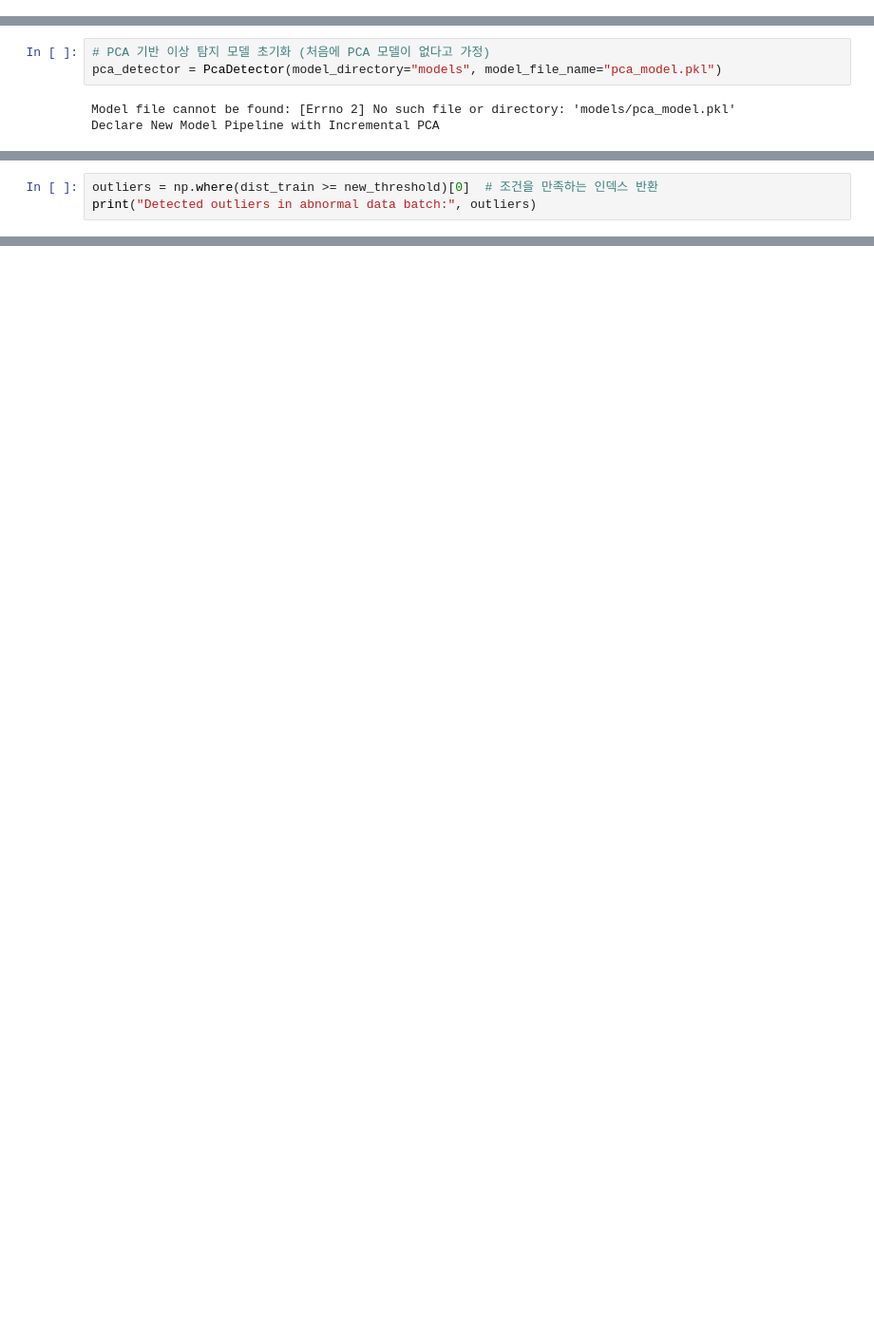
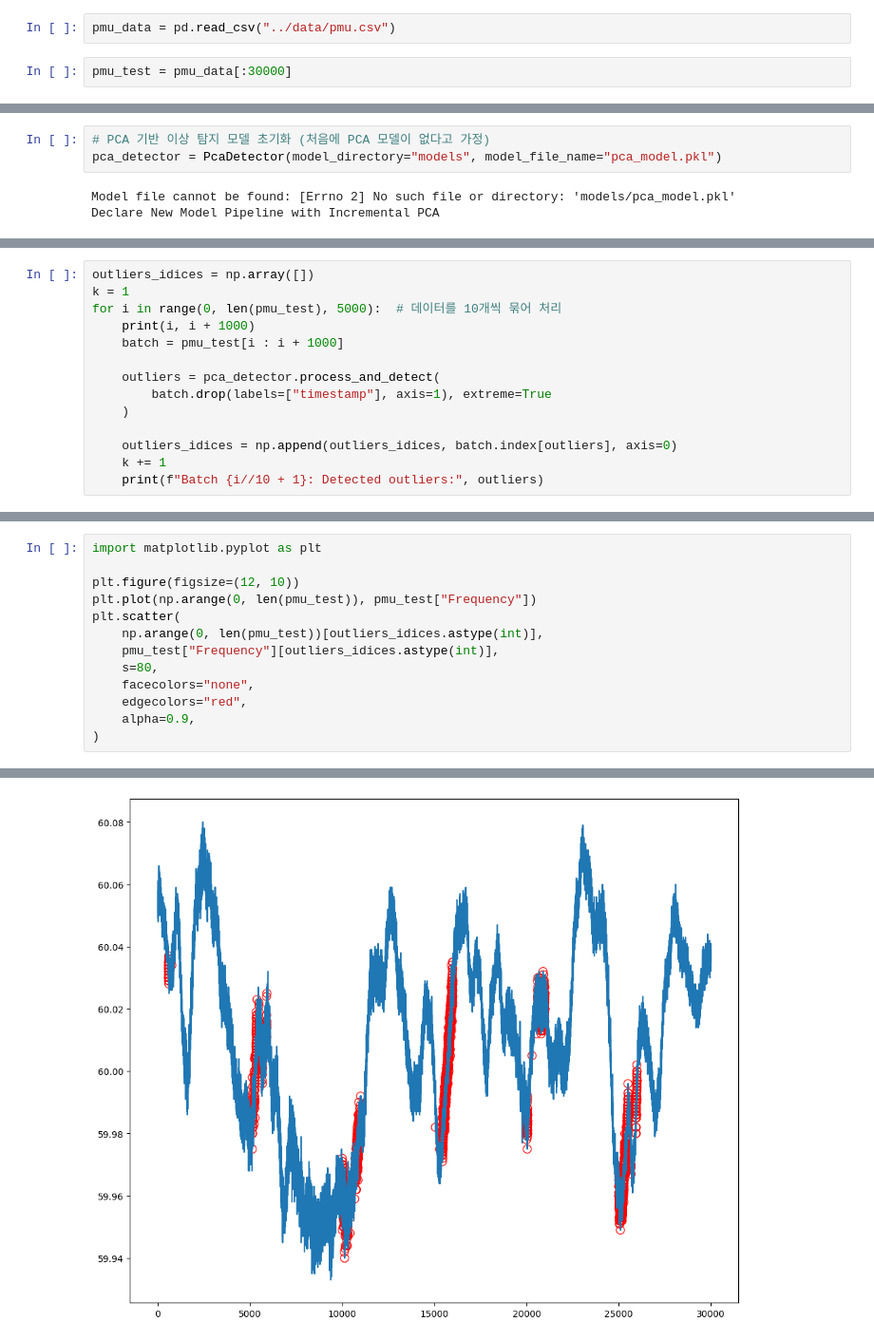
Before and after one commit to Rakdol/PMU-detection, a Jupyter notebook: notebooks/pca-test.ipynb, the cells around one changed output, grey strips where cells are left out. Shown at 95% size. Drawn from its saved outputs; the diff is of its cells as text; blank space fills up the shorter version.

```diff
--- a/notebooks/pca-test.ipynb
+++ b/notebooks/pca-test.ipynb
@@ -167,3 +169,7 @@ class PcaDetector(object):
 np.random.seed(42)
 normal_data = np.random.normal(loc=0, scale=1, size=(100, 5))
 abnormal_data = np.random.normal(loc=5, scale=1, size=(20, 5))
+# %%
+pmu_data = pd.read_csv("../data/pmu.csv")
+# %%
+pmu_test = pmu_data[:30000]
@@ -225,3 +185,0 @@ Detected outliers in abnormal data batch: [ 0  1  2  3  4  5  6  7  8  9 10 11 1
-# %%
-outliers = np.where(dist_train >= new_threshold)[0]  # 조건을 만족하는 인덱스 반환
-print("Detected outliers in abnormal data batch:", outliers)
@@ -229,0 +186,14 @@ Detected outliers in abnormal data batch: [ 0  1  2  3  4  5  6  7  8  9 10 11 1
+# %%
+outliers_idices = np.array([])
+k = 1
+for i in range(0, len(pmu_test), 5000):  # 데이터를 10개씩 묶어 처리
+    print(i, i + 1000)
+    batch = pmu_test[i : i + 1000]
+
+    outliers = pca_detector.process_and_detect(
+        batch.drop(labels=["timestamp"], axis=1), extreme=True
+    )
+
+    outliers_idices = np.append(outliers_idices, batch.index[outliers], axis=0)
+    k += 1
+    print(f"Batch {i//10 + 1}: Detected outliers:", outliers)
@@ -229,0 +305,14 @@ Detected outliers in abnormal data batch: [ 0  1  2  3  4  5  6  7  8  9 10 11 1
+# %%
+import matplotlib.pyplot as plt
+
+plt.figure(figsize=(12, 10))
+plt.plot(np.arange(0, len(pmu_test)), pmu_test["Frequency"])
+plt.scatter(
+    np.arange(0, len(pmu_test))[outliers_idices.astype(int)],
+    pmu_test["Frequency"][outliers_idices.astype(int)],
+    s=80,
+    facecolors="none",
+    edgecolors="red",
+    alpha=0.9,
+)
+# %% [output]
@@ -229,0 +320 @@ Detected outliers in abnormal data batch: [ 0  1  2  3  4  5  6  7  8  9 10 11 1
+[figure, added]
```
Also changed, not shown: parts of 16 cells of this notebook.
